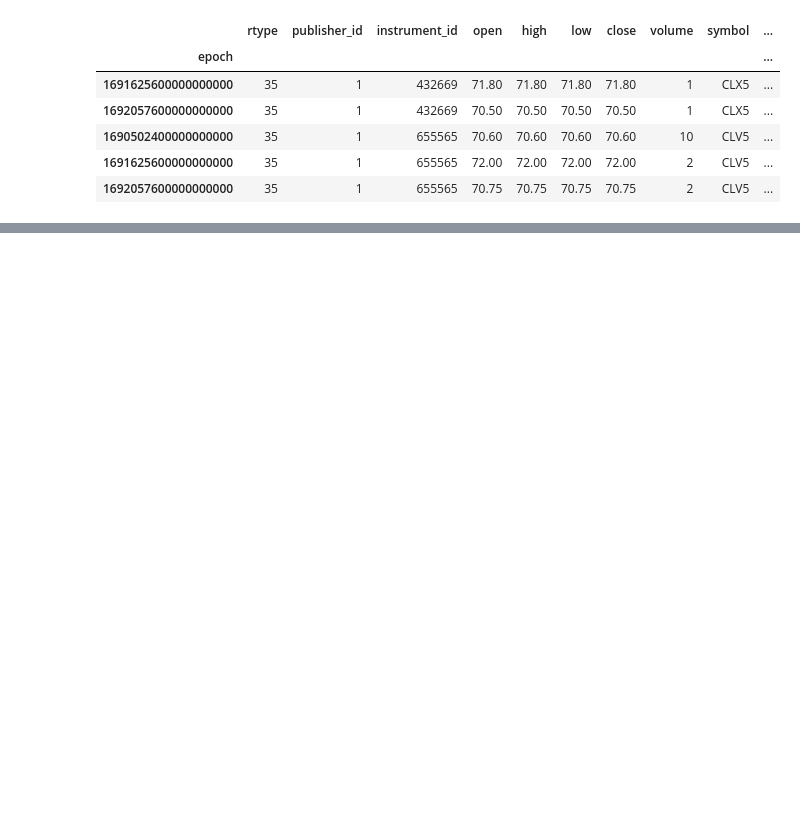
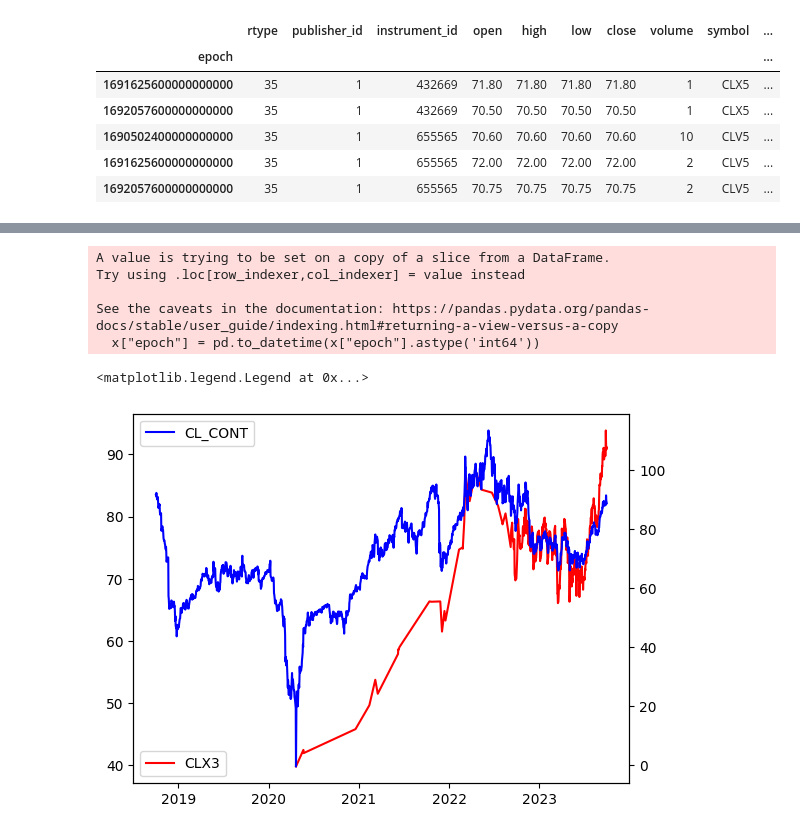
Before and after one commit to ntorm1/Nexus, a Jupyter notebook: example/io/futures_hdf5.ipynb, the cells around one changed output, grey strips where cells are left out. Cells and saved outputs as stored; diff of their text form; code cells hidden in the pictures; blank space fills up the shorter version.

```diff
--- a/example/io/futures_hdf5.ipynb
+++ b/example/io/futures_hdf5.ipynb
@@ -12,6 +12,7 @@ api_key_path = r"C:\Users\natha\OneDrive\Desktop\databento_key.txt"
 api_key = open(api_key_path, "r").read()
 client = db.Historical(api_key)
 # %%
+output_path = r"C:\Users\natha\OneDrive\Desktop\C++\AgisCoreTest\data\FUTURES_DAILY\DATA.csv"
 def download_df():
     data = client.timeseries.get_range(
         dataset='GLBX.MDP3',
@@ -23,11 +24,18 @@ def download_df():
     )
     return data.to_df()
 
+def download_df_from_csv():
+    data = pd.read_csv(output_path)
+    data['time'] = pd.to_datetime(data['time'])
+    data.set_index('time', inplace=True)
+    return data
+
+
 #data.replay(print)
 # %%
 output_path = r"C:\Users\natha\OneDrive\Desktop\C++\AgisCoreTest\data\FUTURES_DAILY"
-df = download_df()
-df.to_csv(os.path.join(output_path,"DATA.csv"))
+df = download_df_from_csv()
+#df.to_csv(os.path.join(output_path,"DATA.csv"))
 df.head()
 # %% [output]
 |  | rtype | publisher_id | instrument_id | open | high | low | close | volume | symbol |
@@ -212,0 +243,9 @@ result_df.tail()
+# %%
+p = r"C:\Users\natha\OneDrive\Desktop\CL_CONT.csv"
+# read to df without headers
+df_cont = pd.read_csv(p, header=None)
+df_cont.columns = ["epoch", "close"]
+df_cont["epoch"] = pd.to_datetime(df_cont["epoch"].astype('int64'))
+# drop last row
+df_cont.drop(df_cont.tail(1).index,inplace=True)
+df_cont
@@ -255,0 +264,21 @@ See the caveats in the documentation: https://pandas.pydata.org/pandas-docs/stab
+# %%
+ticker = "CLX3"
+x = df[df["symbol"] == ticker]
+x["epoch"] = pd.to_datetime(x["epoch"].astype('int64'))
+
+plt.plot(x["epoch"], x["close"], c = "r", label = ticker)
+plt.legend(loc = "lower left")
+# plt on new axis
+ax = plt.gca()
+ax2 = ax.twinx()
+n = 110
+ax2.plot(df_cont["epoch"], df_cont["close"], label = "CL_CONT", c = "b")
+plt.legend(loc = "upper left")
+# %% [output]
+A value is trying to be set on a copy of a slice from a DataFrame.
+Try using .loc[row_indexer,col_indexer] = value instead
+
+See the caveats in the documentation: https://pandas.pydata.org/pandas-docs/stable/user_guide/indexing.html#returning-a-view-versus-a-copy
+  x["epoch"] = pd.to_datetime(x["epoch"].astype('int64'))
+<matplotlib.legend.Legend at 0x...>
+[figure, added]
```
Also changed, not shown: parts of 9 cells of this notebook, 12 other files.
